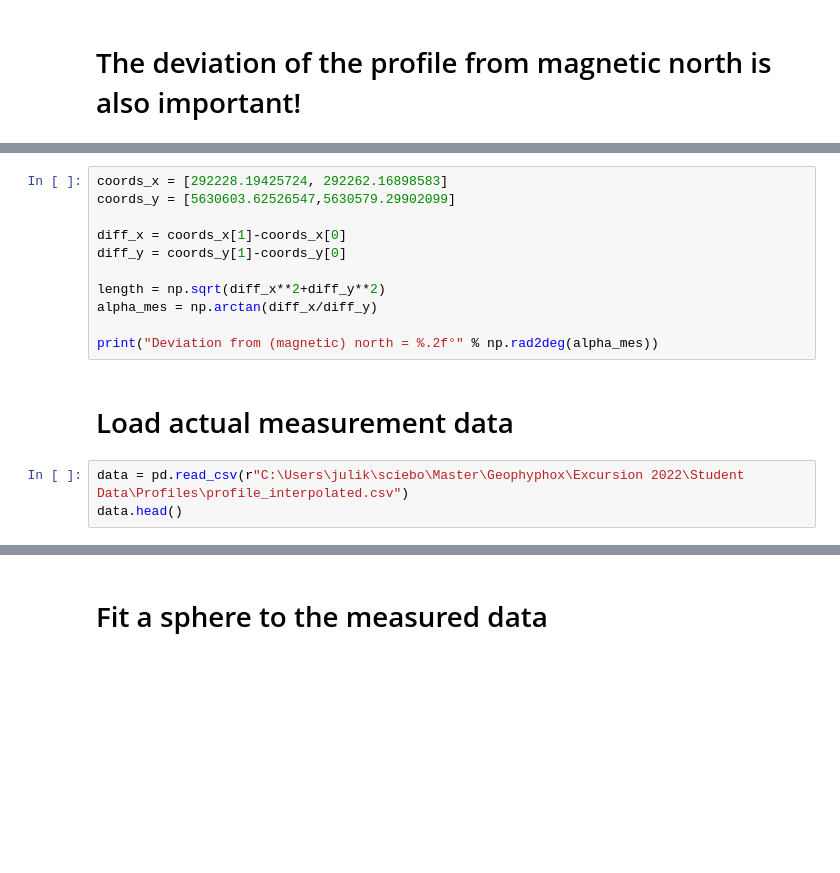
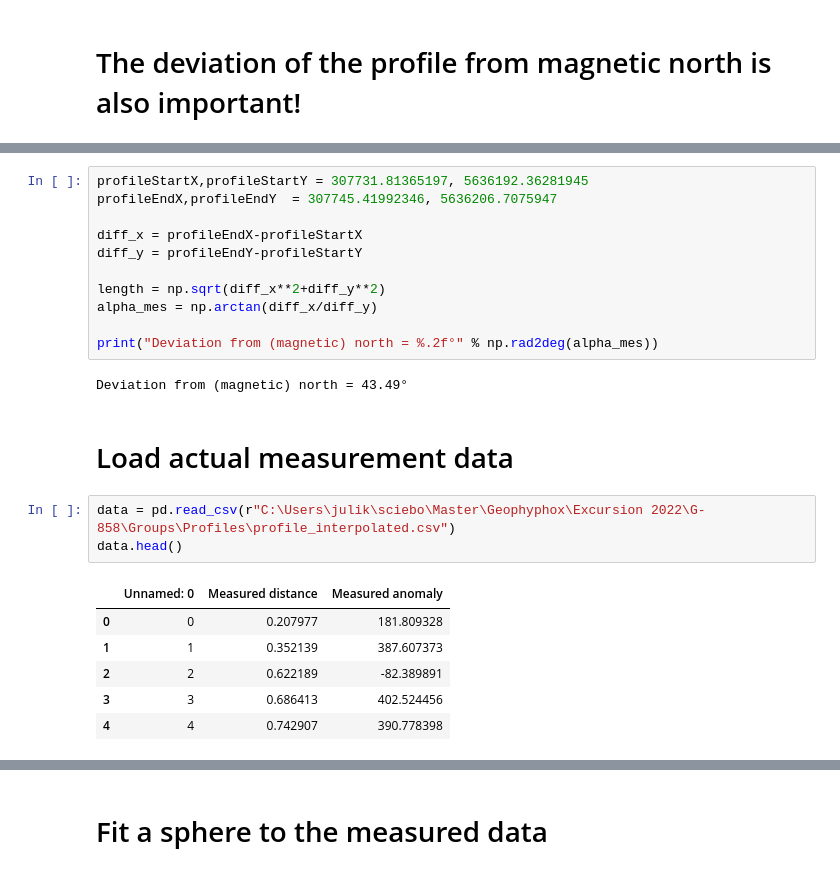
Before and after one commit to JuliusHen/Geophyphox-Excursion, a Jupyter notebook: Excursion 2022/Excursion Notebooks/Magnetics_modeling_and_inversion.ipynb, the cells around one changed output, grey strips where cells are left out. Saved outputs shown, nothing was run; the diff lists cells and outputs as text; blank space fills up the shorter version.

```diff
--- a/Excursion 2022/Excursion Notebooks/Magnetics_modeling_and_inversion.ipynb
+++ b/Excursion 2022/Excursion Notebooks/Magnetics_modeling_and_inversion.ipynb
@@ -98,21 +104,30 @@ Bz  = 44880.400 # Z component (nT)
 # %% [markdown]
 ![MicrosoftTeams-image (1).png](attachment:8fe1b8d2-4183-46e3-969c-c679d79d6d11.png)
 # %%
-coords_x = [292228.19425724, 292262.16898583]
-coords_y = [5630603.62526547,5630579.29902099]
+profileStartX,profileStartY = 307731.81365197, 5636192.36281945
+profileEndX,profileEndY  = 307745.41992346, 5636206.7075947
 
-diff_x = coords_x[1]-coords_x[0]
-diff_y = coords_y[1]-coords_y[0]
+diff_x = profileEndX-profileStartX
+diff_y = profileEndY-profileStartY
 
 length = np.sqrt(diff_x**2+diff_y**2)
 alpha_mes = np.arctan(diff_x/diff_y)
 
 print("Deviation from (magnetic) north = %.2f°" % np.rad2deg(alpha_mes))
+# %% [output]
+Deviation from (magnetic) north = 43.49°
 # %% [markdown]
 # Load actual measurement data
 # %%
-data = pd.read_csv(r"C:\Users\julik\sciebo\Master\Geophyphox\Excursion 2022\Student Data\Profiles\profile_interpolated.csv")
+data = pd.read_csv(r"C:\Users\julik\sciebo\Master\Geophyphox\Excursion 2022\G-858\Groups\Profiles\profile_interpolated.csv")
 data.head()
+# %% [output]
+|  | Unnamed: 0 | Measured distance | Measured anomaly |
+| 0 | 0 | 0.207977 | 181.809328 |
+| 1 | 1 | 0.352139 | 387.607373 |
+| 2 | 2 | 0.622189 | -82.389891 |
+| 3 | 3 | 0.686413 | 402.524456 |
+| 4 | 4 | 0.742907 | 390.778398 |
 # %%
 x_mes = data["Measured distance"]
 B_mes = data["Measured anomaly"]
```
Also changed, not shown: parts of 12 cells of this notebook, 2 other files.
